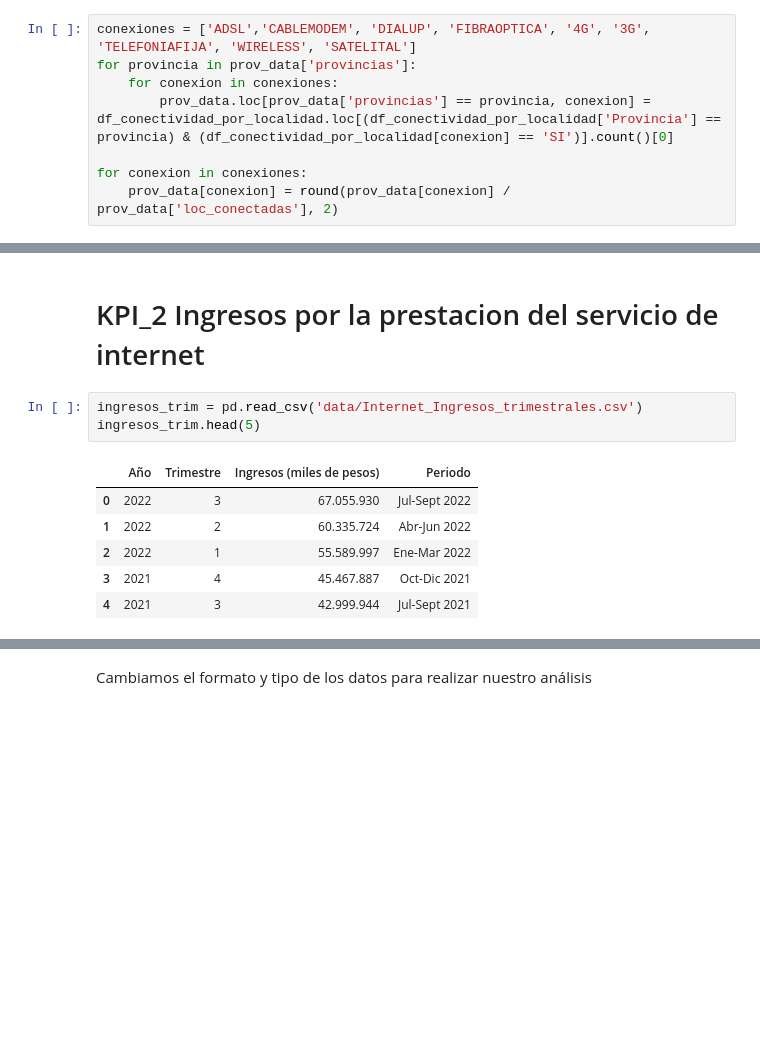
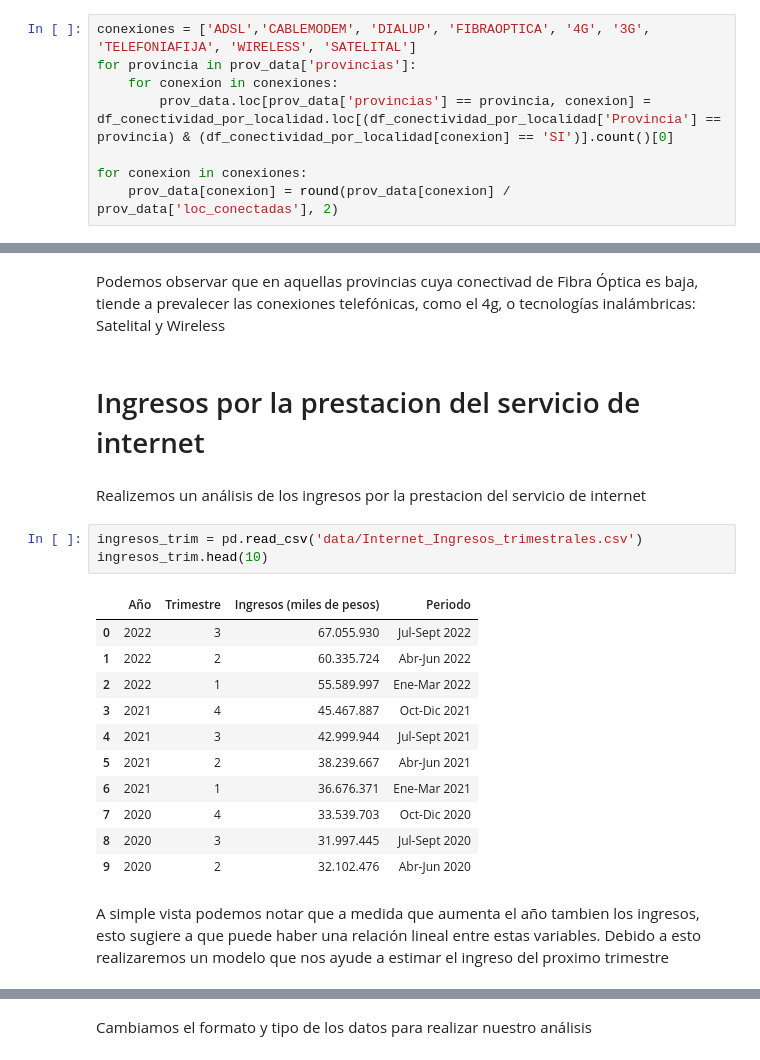
Before and after one commit to whipped-coffee/Telecommunication-Data-Analytics-Project, a Jupyter notebook: EDA.ipynb, the cells around one changed output, grey strips where cells are left out. Drawn from its saved outputs; the diff is of its cells as text; blank space fills up the shorter version.

```diff
--- a/EDA.ipynb
+++ b/EDA.ipynb
@@ -179,12 +188,23 @@ Un factor que puede ser indicativo de la baja conectividad a nivel provincial pu
+# %% [markdown]
+Podemos observar que en aquellas provincias cuya conectivad de Fibra Óptica es baja, tiende a prevalecer las conexiones telefónicas, como el 4g, o tecnologías inalámbricas: Satelital y Wireless
 # %% [markdown]
-# KPI_2 Ingresos por la prestacion del servicio de internet
+# Ingresos por la prestacion del servicio de internet
+# %% [markdown]
+Realizemos un análisis de los ingresos por la prestacion del servicio de internet
 # %%
 ingresos_trim = pd.read_csv('data/Internet_Ingresos_trimestrales.csv')
-ingresos_trim.head(5)
+ingresos_trim.head(10)
 # %% [output]
 |  | Año | Trimestre | Ingresos (miles de pesos) | Periodo |
 | 0 | 2022 | 3 | 67.055.930 | Jul-Sept 2022 |
 | 1 | 2022 | 2 | 60.335.724 | Abr-Jun 2022 |
 | 2 | 2022 | 1 | 55.589.997 | Ene-Mar 2022 |
 | 3 | 2021 | 4 | 45.467.887 | Oct-Dic 2021 |
 | 4 | 2021 | 3 | 42.999.944 | Jul-Sept 2021 |
+| 5 | 2021 | 2 | 38.239.667 | Abr-Jun 2021 |
+| 6 | 2021 | 1 | 36.676.371 | Ene-Mar 2021 |
+| 7 | 2020 | 4 | 33.539.703 | Oct-Dic 2020 |
+| 8 | 2020 | 3 | 31.997.445 | Jul-Sept 2020 |
+| 9 | 2020 | 2 | 32.102.476 | Abr-Jun 2020 |
+# %% [markdown]
+A simple vista podemos notar que a medida que aumenta el año tambien los ingresos, esto sugiere a que puede haber una relación lineal entre estas variables. Debido a esto realizaremos un modelo que nos ayude a estimar el ingreso del proximo trimestre
```
Also changed, not shown: parts of 40 cells of this notebook.
